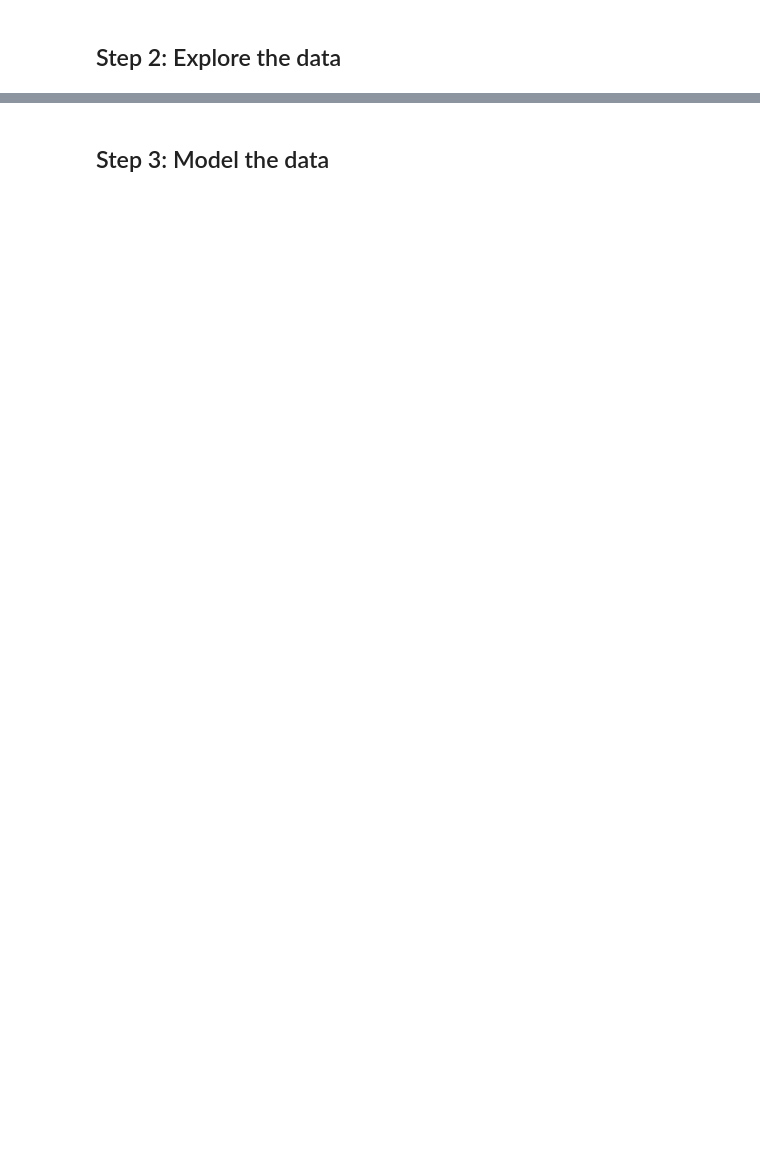
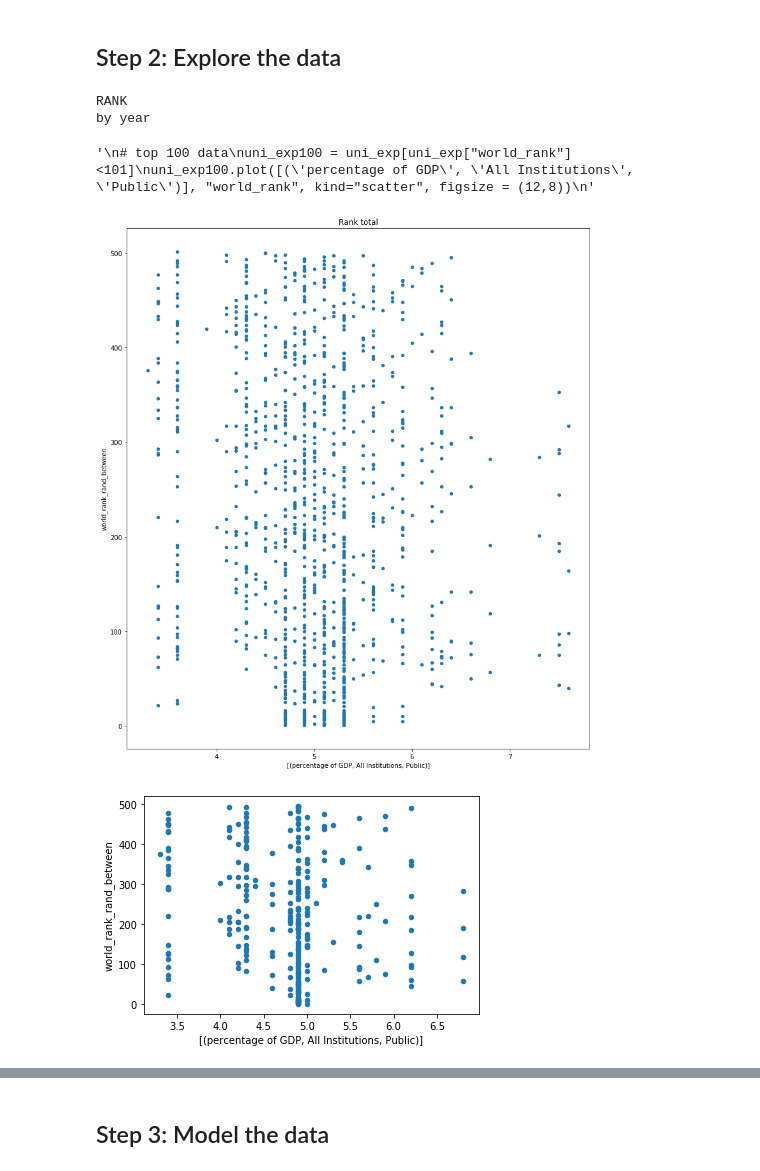
Before and after one commit to AjayvirS/uni-ranking, a Jupyter notebook: ex3.ipynb, the cells around one changed output, grey strips where cells are left out. Saved outputs shown, nothing was run; the diff lists cells and outputs as text; code cells hidden in the pictures; blank space fills up the shorter version.

Commit message:
first data explorations

```diff
--- a/ex3.ipynb
+++ b/ex3.ipynb
@@ -173,0 +153,19 @@ ValueError: scatter requires y column to be numeric
+# %%
+uni_exp=educ_expenditure_processed.merge(shanghai, on = ["year", "country"]).copy()
+#print(uni_exp.columns)
+uni_exp["world_rank_min"] = uni_exp["world_rank"].str.split("-").str[0].astype(int)
+uni_exp["world_rank_max"] = uni_exp["world_rank"].str.split("-").str[-1].astype(int)
+
+# display(uni_exp[uni_exp["world_rank_max"]<=uni_exp["world_rank_min"]])
+
+"""
+zip_between = zip(
+    uni_exp["world_rank"].str.split("-").str[0].astype(int),
+    uni_exp["world_rank"].str.split("-").str[-1].astype(int)
+)
+"""
+
+uni_exp['world_rank_rand_between'] = uni_exp.apply(lambda x: np.random.randint(x.world_rank_min, x.world_rank_max + 1), axis=1)
+
+
+display(uni_exp)
@@ -174,2 +192,35 @@ ValueError: scatter requires y column to be numeric
 # %% [markdown]
 ## Step 2: Explore the data
+# %%
+"""
+# score vs percentage of gdp
+# total data
+uni_exp.plot([('percentage of GDP', 'All Institutions', 'Public')], "total_score", kind="scatter")
+# by year
+uni_exp.groupby("year").plot([('percentage of GDP', 'All Institutions', 'Public')], "total_score", kind="scatter")
+"""
+
+print("RANK")
+# rank vs percentage of gdp
+# total data
+uni_exp.plot([('percentage of GDP', 'All Institutions', 'Public')], "world_rank_rand_between", kind="scatter", figsize = (13,15))
+plt.title("Rank total")
+plt.show
+print("by year")
+# by year
+uni_exp.groupby("year").plot([('percentage of GDP', 'All Institutions', 'Public')], "world_rank_rand_between", kind="scatter")
+plt.title("Rank by year")
+plt.show
+
+
+"""
+# top 100 data
+uni_exp100 = uni_exp[uni_exp["world_rank"]<101]
+uni_exp100.plot([('percentage of GDP', 'All Institutions', 'Public')], "world_rank", kind="scatter", figsize = (12,8))
+"""
+# %% [output]
+RANK
+by year
+'\n# top 100 data\nuni_exp100 = uni_exp[uni_exp["world_rank"]<101]\nuni_exp100.plot([(\'percentage of GDP\', \'All Institutions\', \'Public\')], "world_rank", kind="scatter", figsize = (12,8))\n'
+[figure, added]
+[figure, added]
```
Also changed, not shown: parts of 5 cells of this notebook.
